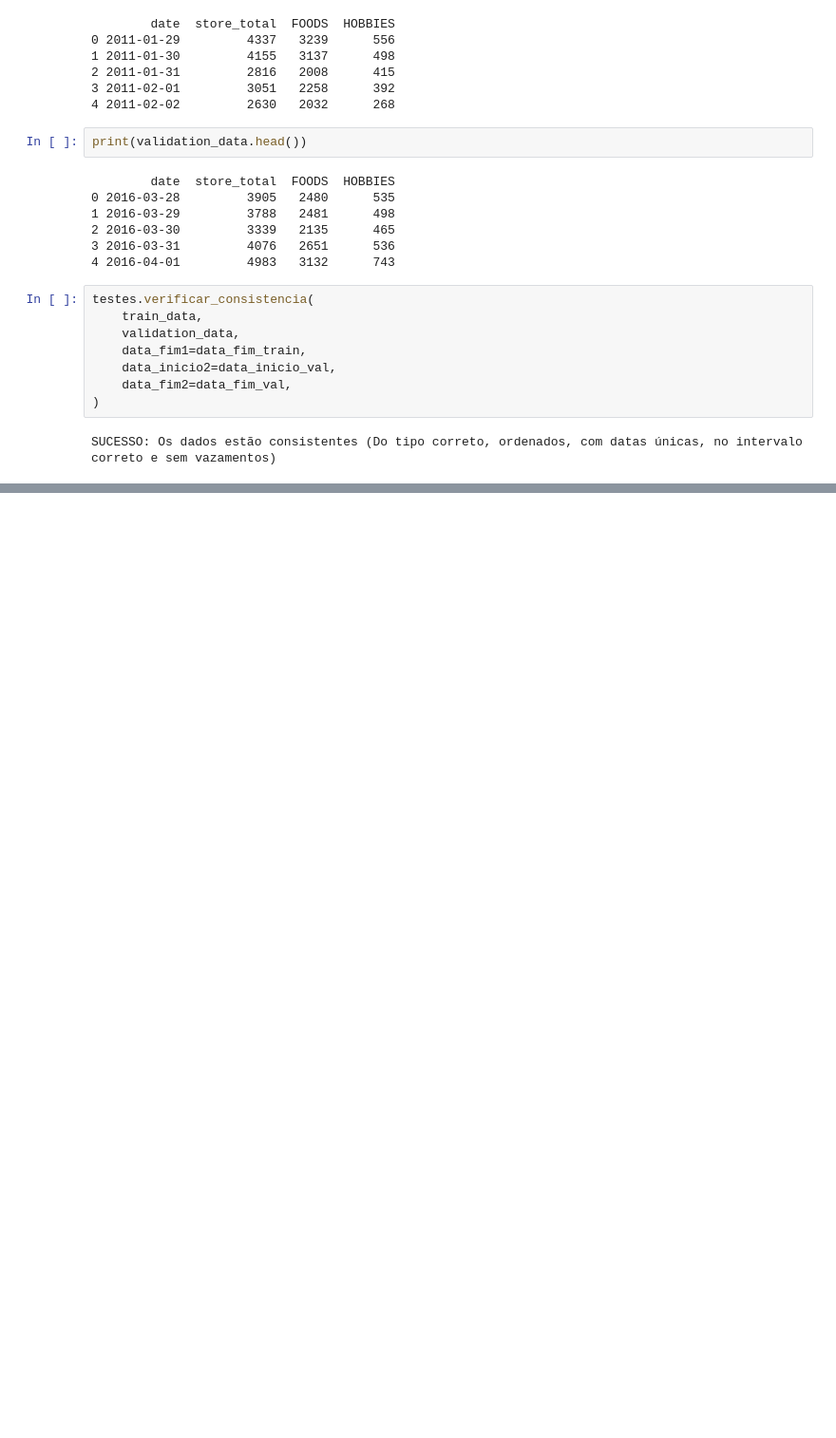
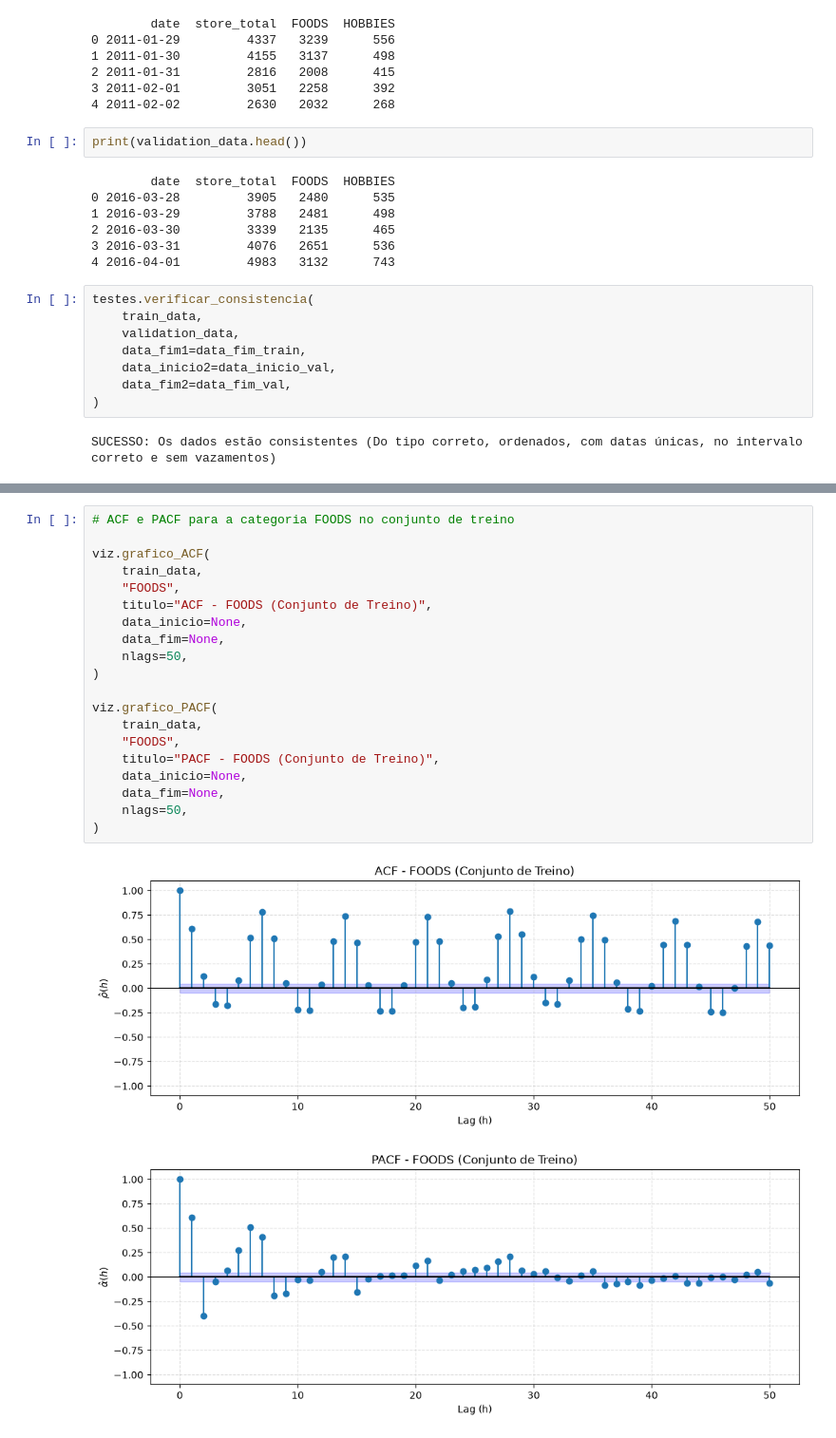
Before and after one commit to mistercapote/time-series-a2-2026, a Jupyter notebook: main.ipynb, the cells around one changed output, grey strips where cells are left out. Shown at 95% size. Saved outputs shown, nothing was run; the diff lists cells and outputs as text; blank space fills up the shorter version.

```diff
--- a/main.ipynb
+++ b/main.ipynb
@@ -88,0 +101,23 @@ viz.grafico_ACF(
+# %%
+# ACF e PACF para a categoria FOODS no conjunto de treino
+
+viz.grafico_ACF(
+    train_data,
+    "FOODS",
+    titulo="ACF - FOODS (Conjunto de Treino)",
+    data_inicio=None,
+    data_fim=None,
+    nlags=50,
+)
+
+viz.grafico_PACF(
+    train_data,
+    "FOODS",
+    titulo="PACF - FOODS (Conjunto de Treino)",
+    data_inicio=None,
+    data_fim=None,
+    nlags=50,
+)
+# %% [output]
+[figure, added]
+[figure, added]
```
Also changed, not shown: parts of 5 cells of this notebook, 1 other file.
